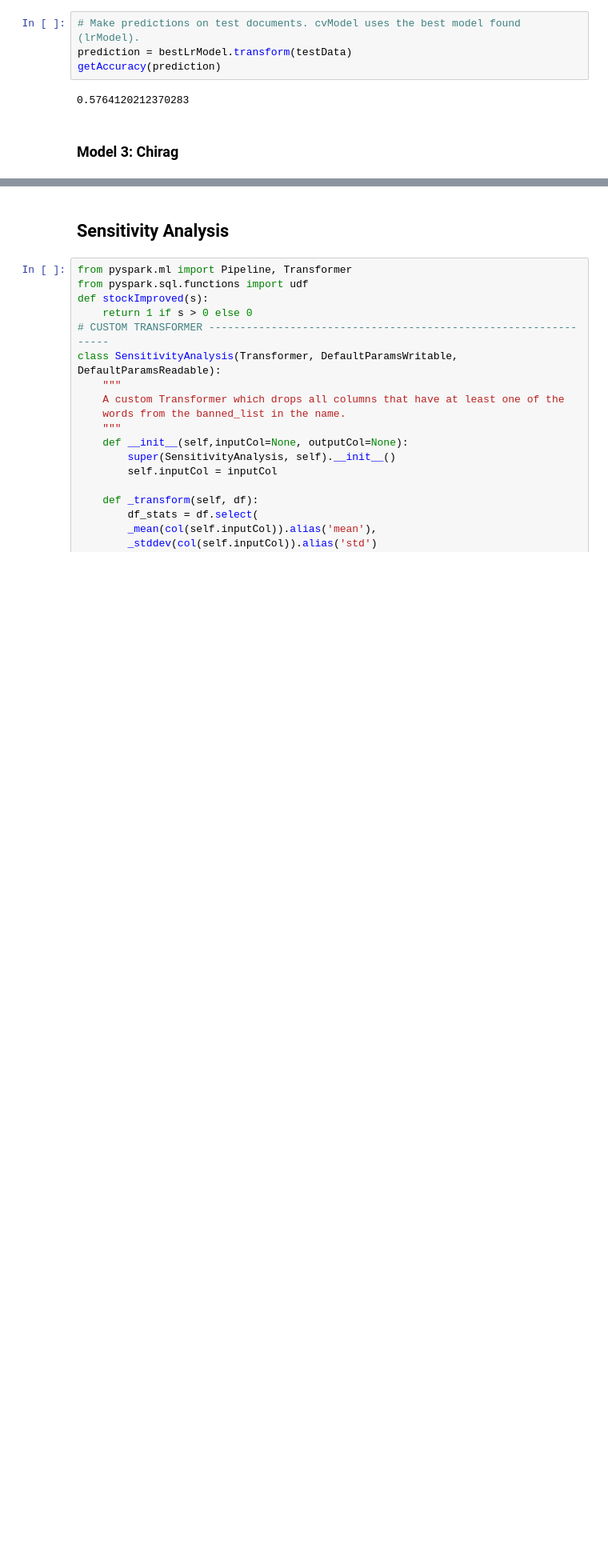
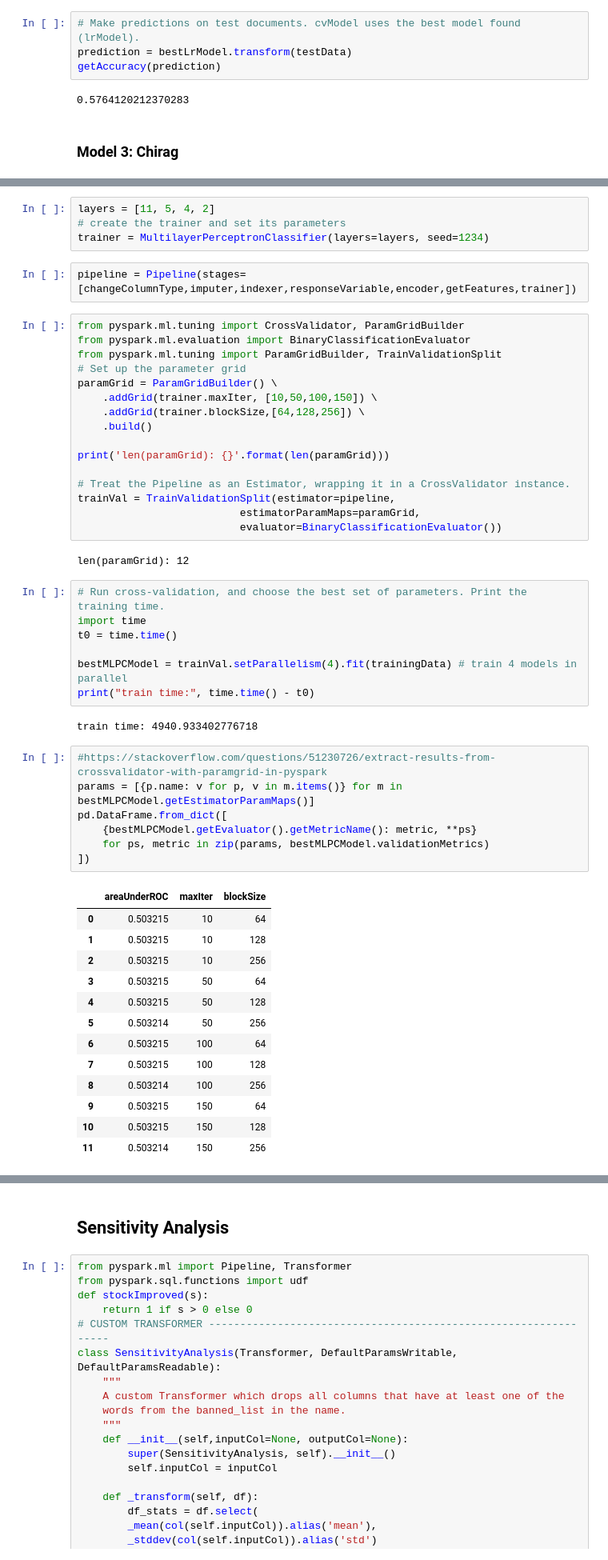
Before and after one commit to taylorrohrich/big_data_project, a Jupyter notebook: model_tuning.ipynb, the cells around one changed output, grey strips where cells are left out. Shown at 80% size. Saved outputs shown, nothing was run; the diff lists cells and outputs as text; blank space fills up the shorter version.

Commit message:
Added neural network model

```diff
--- a/model_tuning.ipynb
+++ b/model_tuning.ipynb
@@ -461,0 +469,54 @@ getAccuracy(prediction)
+# %%
+layers = [11, 5, 4, 2]
+# create the trainer and set its parameters
+trainer = MultilayerPerceptronClassifier(layers=layers, seed=1234)
+# %%
+pipeline = Pipeline(stages=[changeColumnType,imputer,indexer,responseVariable,encoder,getFeatures,trainer])
+# %%
+from pyspark.ml.tuning import CrossValidator, ParamGridBuilder
+from pyspark.ml.evaluation import BinaryClassificationEvaluator
+from pyspark.ml.tuning import ParamGridBuilder, TrainValidationSplit
+# Set up the parameter grid
+paramGrid = ParamGridBuilder() \
+    .addGrid(trainer.maxIter, [10,50,100,150]) \
+    .addGrid(trainer.blockSize,[64,128,256]) \
+    .build()
+
+print('len(paramGrid): {}'.format(len(paramGrid)))
+
+# Treat the Pipeline as an Estimator, wrapping it in a CrossValidator instance.
+trainVal = TrainValidationSplit(estimator=pipeline,
+                          estimatorParamMaps=paramGrid,
+                          evaluator=BinaryClassificationEvaluator())
+# %% [output]
+len(paramGrid): 12
+# %%
+# Run cross-validation, and choose the best set of parameters. Print the training time.
+import time
+t0 = time.time()
+
+bestMLPCModel = trainVal.setParallelism(4).fit(trainingData) # train 4 models in parallel
+print("train time:", time.time() - t0)
+# %% [output]
+train time: 4940.933402776718
+# %%
+#https://stackoverflow.com/questions/51230726/extract-results-from-crossvalidator-with-paramgrid-in-pyspark
+params = [{p.name: v for p, v in m.items()} for m in bestMLPCModel.getEstimatorParamMaps()]
+pd.DataFrame.from_dict([
+    {bestMLPCModel.getEvaluator().getMetricName(): metric, **ps}
+    for ps, metric in zip(params, bestMLPCModel.validationMetrics)
+])
+# %% [output]
+|  | areaUnderROC | maxIter | blockSize |
+| 0 | 0.503215 | 10 | 64 |
+| 1 | 0.503215 | 10 | 128 |
+| 2 | 0.503215 | 10 | 256 |
+| 3 | 0.503215 | 50 | 64 |
+| 4 | 0.503215 | 50 | 128 |
+| 5 | 0.503214 | 50 | 256 |
+| 6 | 0.503215 | 100 | 64 |
+| 7 | 0.503215 | 100 | 128 |
+| 8 | 0.503214 | 100 | 256 |
+| 9 | 0.503215 | 150 | 64 |
+| 10 | 0.503215 | 150 | 128 |
+| 11 | 0.503214 | 150 | 256 |
```
Also changed, not shown: parts of 6 cells of this notebook.
